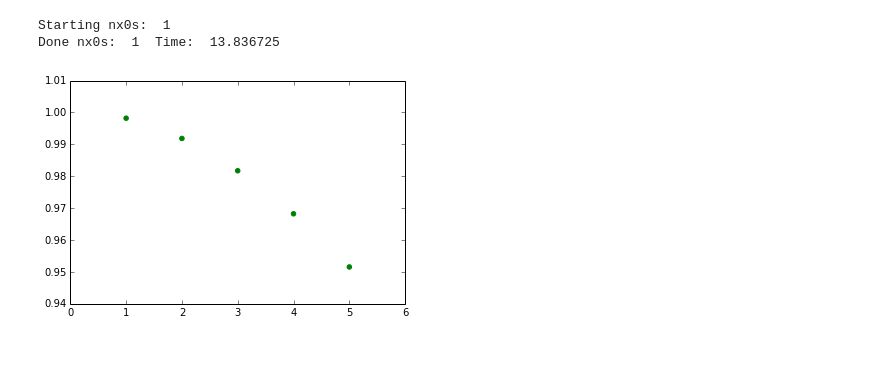
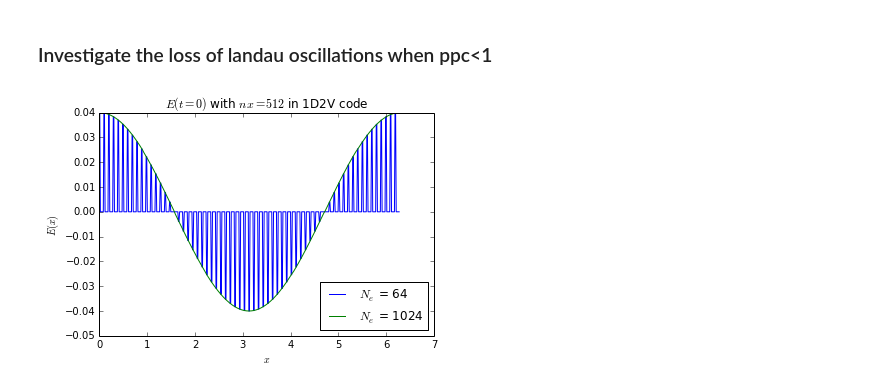
Before and after one commit to dreamer2368/py3d3v, a Jupyter notebook: py3d3v/dispersion.ipynb, the cells around one changed output. Cells and saved outputs as stored; diff of their text form; code cells hidden in the pictures; blank space fills up the shorter version.

```diff
--- a/py3d3v/dispersion.ipynb
+++ b/py3d3v/dispersion.ipynb
@@ -102,40 +167,20 @@ for r in resultsnx:
-# %%
-ntc = 10
-nx0 = 64
-Nx0 = 64
-resultsnx = []
-for nx0s in [1]:
-    print "Starting nx0s: ", nx0s
-    start = time.clock()
-    for mode in range(1, 5+1):
-        nx = int(nx0*nx0s)
-        l3d = Landau3D(save_rr=True, nt=ntc, mode=mode,
-                       grid_dims=(nx,nx,nx),
-                       part_dims=(Nx0,Nx0,Nx0))
-        l3d.init_run()
-        l3d.run()
-
-        t_vals = np.linspace(0, l3d.nt*l3d.dt, l3d.nt+1)
-        wpe = np.cos(l3d.k*l3d.dx/2)*l3d.wp
-
-        rr = l3d.rr
-        omega = np.mean(np.arccos(2*rr[1:ntc+1]/rr[0]-1)/(2*t_vals[1:ntc+1]))
-
-        # Get rid of the memory heavy part of l3d
-        l3d.pic   = None
-        l3d.wpe   = wpe
-        l3d.omega = omega
-        l3d.ppc   = 1./nx0s
-        resultsnx.append(l3d)
-    print "Done nx0s: ", nx0s, " Time: ", time.clock()-start
-# %% [output]
-Starting nx0s:  1
-Done nx0s:  1  Time:  13.836725
-# %%
-colors = {.5:'b', 1:'g', 2:'r'}
-for r in resultsnx:
-
-    #plt.scatter(r.k, r.wpe, 'b')
-    plt.scatter(r.k, r.omega, color=colors[r.ppc])
-# %% [output]
-[figure, removed]
+# %% [markdown]
+### Investigate the loss of landau oscillations when ppc<1
+# %%
+mode_all = 1
+pw1 = PicWave(mode=mode_all, nx=512, N_e=64)
+pw1.run()
+pw2 = PicWave(mode=mode_all, nx=512, N_e=1024)
+pw2.run()
+
+scale = np.max(pw1.E[0])/np.max(pw2.E[0])
+x_vals = np.linspace(0, pw1.L, pw1.nx+1)[:-1]
+plt.plot(x_vals, pw1.E[0], label="$N_e$ = 64")
+plt.plot(x_vals, pw2.E[0]*scale, label="$N_e$ = 1024")
+plt.legend(loc="lower right")
+plt.title("$E(t=0)$ with $nx=512$ in 1D2V code")
+plt.xlabel("$x$")
+plt.ylabel("$E(x)$")
+plt.savefig("E0_vs_Ne.png")
+# %% [output]
+[figure, added]
```
Also changed, not shown: parts of 10 cells of this notebook, 1 other file.
